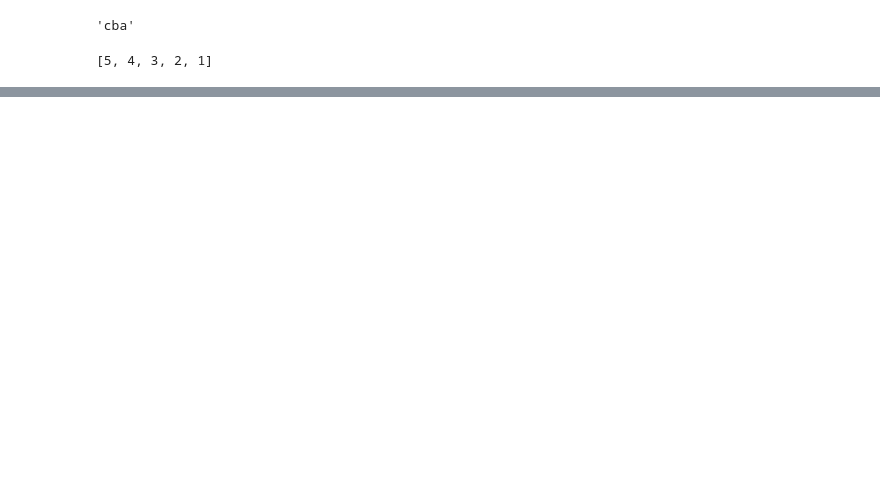
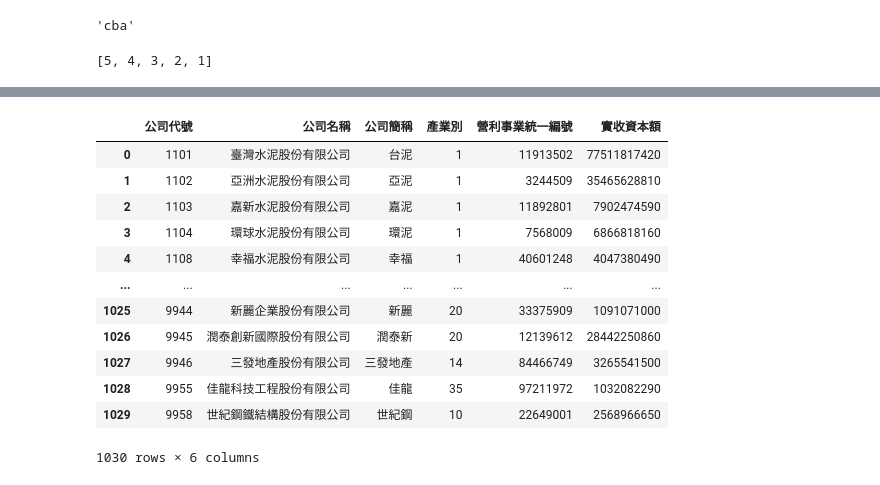
Before and after one commit to a0014939/20240829, a Jupyter notebook: 20240830.ipynb, the cells around one changed output, grey strips where cells are left out. Drawn from its saved outputs; the diff is of its cells as text; code cells hidden in the pictures; blank space fills up the shorter version.

```diff
--- a/20240830.ipynb
+++ b/20240830.ipynb
@@ -1002,0 +1363,16 @@ x[::-1]
+# %%
+df
+# %% [output]
+|  | 公司代號 | 公司名稱 | 公司簡稱 | 產業別 | 營利事業統一編號 | 實收資本額 |
+| 0 | 1101 | 臺灣水泥股份有限公司 | 台泥 | 1 | 11913502 | 77511817420 |
+| 1 | 1102 | 亞洲水泥股份有限公司 | 亞泥 | 1 | 3244509 | 35465628810 |
+| 2 | 1103 | 嘉新水泥股份有限公司 | 嘉泥 | 1 | 11892801 | 7902474590 |
+| 3 | 1104 | 環球水泥股份有限公司 | 環泥 | 1 | 7568009 | 6866818160 |
+| 4 | 1108 | 幸福水泥股份有限公司 | 幸福 | 1 | 40601248 | 4047380490 |
+| ... | ... | ... | ... | ... | ... | ... |
+| 1025 | 9944 | 新麗企業股份有限公司 | 新麗 | 20 | 33375909 | 1091071000 |
+| 1026 | 9945 | 潤泰創新國際股份有限公司 | 潤泰新 | 20 | 12139612 | 28442250860 |
+| 1027 | 9946 | 三發地產股份有限公司 | 三發地產 | 14 | 84466749 | 3265541500 |
+| 1028 | 9955 | 佳龍科技工程股份有限公司 | 佳龍 | 35 | 97211972 | 1032082290 |
+| 1029 | 9958 | 世紀鋼鐵結構股份有限公司 | 世紀鋼 | 10 | 22649001 | 2568966650 |
+1030 rows × 6 columns
```
Also changed, not shown: parts of 59 cells of this notebook.
